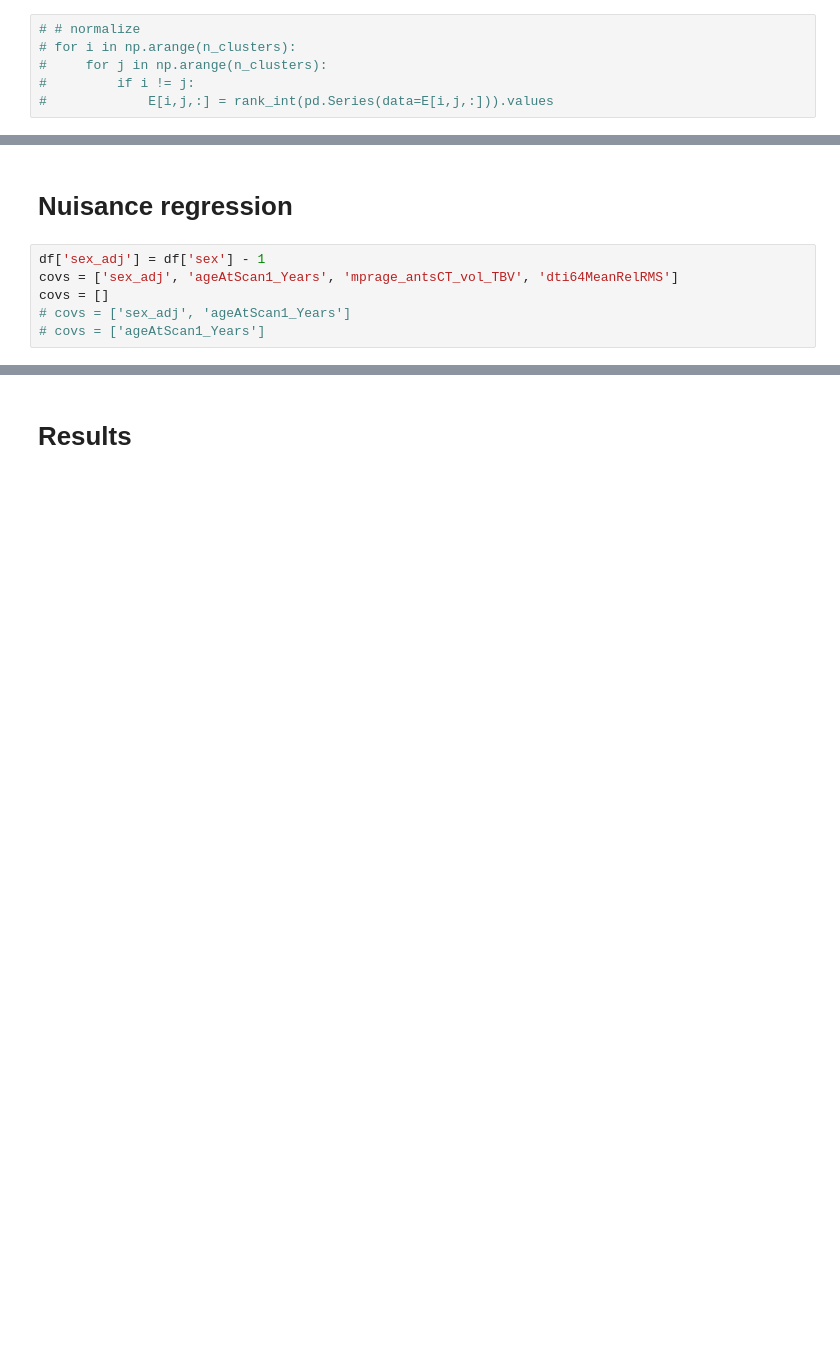
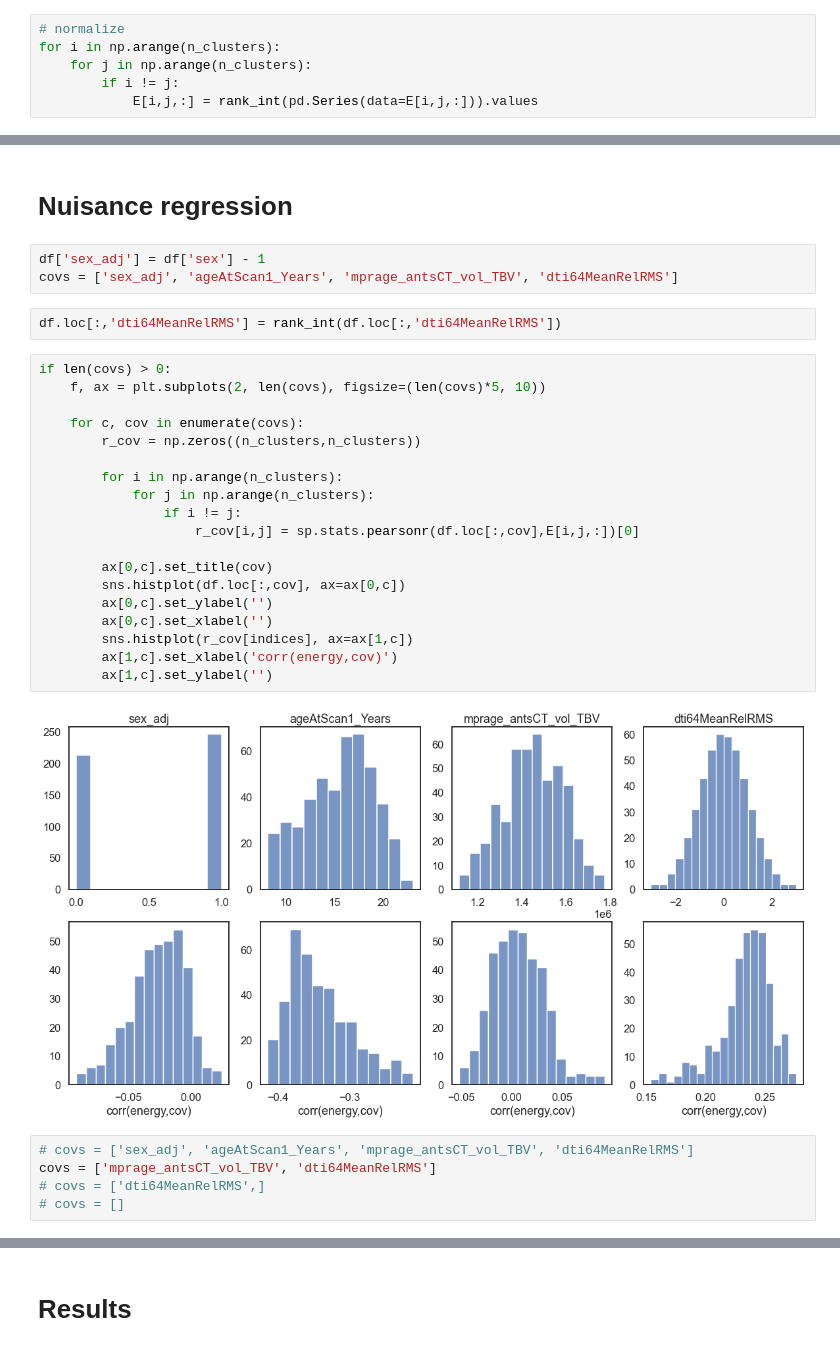
Before and after one commit to lindenmp/nct_hierarchy, a Jupyter notebook: 1_code/results_individuals.ipynb, the cells around one changed output, grey strips where cells are left out. Saved outputs shown, nothing was run; the diff lists cells and outputs as text; blank space fills up the shorter version.

```diff
--- a/1_code/results_individuals.ipynb
+++ b/1_code/results_individuals.ipynb
@@ -190,11 +210,11 @@ E.shape
 # %% [output]
 (20, 20, 459)
 # %%
-# # normalize
-# for i in np.arange(n_clusters):
-#     for j in np.arange(n_clusters):
-#         if i != j:
-#             E[i,j,:] = rank_int(pd.Series(data=E[i,j,:])).values
+# normalize
+for i in np.arange(n_clusters):
+    for j in np.arange(n_clusters):
+        if i != j:
+            E[i,j,:] = rank_int(pd.Series(data=E[i,j,:])).values
 # %% [markdown]
 ## Individuals' adj stats
 # %%
@@ -215,9 +235,34 @@ for i in tqdm(np.arange(df.shape[0])):
 # %%
 df['sex_adj'] = df['sex'] - 1
 covs = ['sex_adj', 'ageAtScan1_Years', 'mprage_antsCT_vol_TBV', 'dti64MeanRelRMS']
-covs = []
-# covs = ['sex_adj', 'ageAtScan1_Years']
-# covs = ['ageAtScan1_Years']
+# %%
+df.loc[:,'dti64MeanRelRMS'] = rank_int(df.loc[:,'dti64MeanRelRMS'])
+# %%
+if len(covs) > 0:
+    f, ax = plt.subplots(2, len(covs), figsize=(len(covs)*5, 10))
+
+    for c, cov in enumerate(covs):
+        r_cov = np.zeros((n_clusters,n_clusters))
+
+        for i in np.arange(n_clusters):
+            for j in np.arange(n_clusters):
+                if i != j:
+                    r_cov[i,j] = sp.stats.pearsonr(df.loc[:,cov],E[i,j,:])[0]
+
+        ax[0,c].set_title(cov)
+        sns.histplot(df.loc[:,cov], ax=ax[0,c])
+        ax[0,c].set_ylabel('')
+        ax[0,c].set_xlabel('')
+        sns.histplot(r_cov[indices], ax=ax[1,c])
+        ax[1,c].set_xlabel('corr(energy,cov)')
+        ax[1,c].set_ylabel('')
+# %% [output]
+[figure, added]
+# %%
+# covs = ['sex_adj', 'ageAtScan1_Years', 'mprage_antsCT_vol_TBV', 'dti64MeanRelRMS']
+covs = ['mprage_antsCT_vol_TBV', 'dti64MeanRelRMS']
+# covs = ['dti64MeanRelRMS',]
+# covs = []
 # %%
 if len(covs) > 0:
     print('running nuisance regression...')
```
Also changed, not shown: parts of 12 cells of this notebook, 1 other file.
